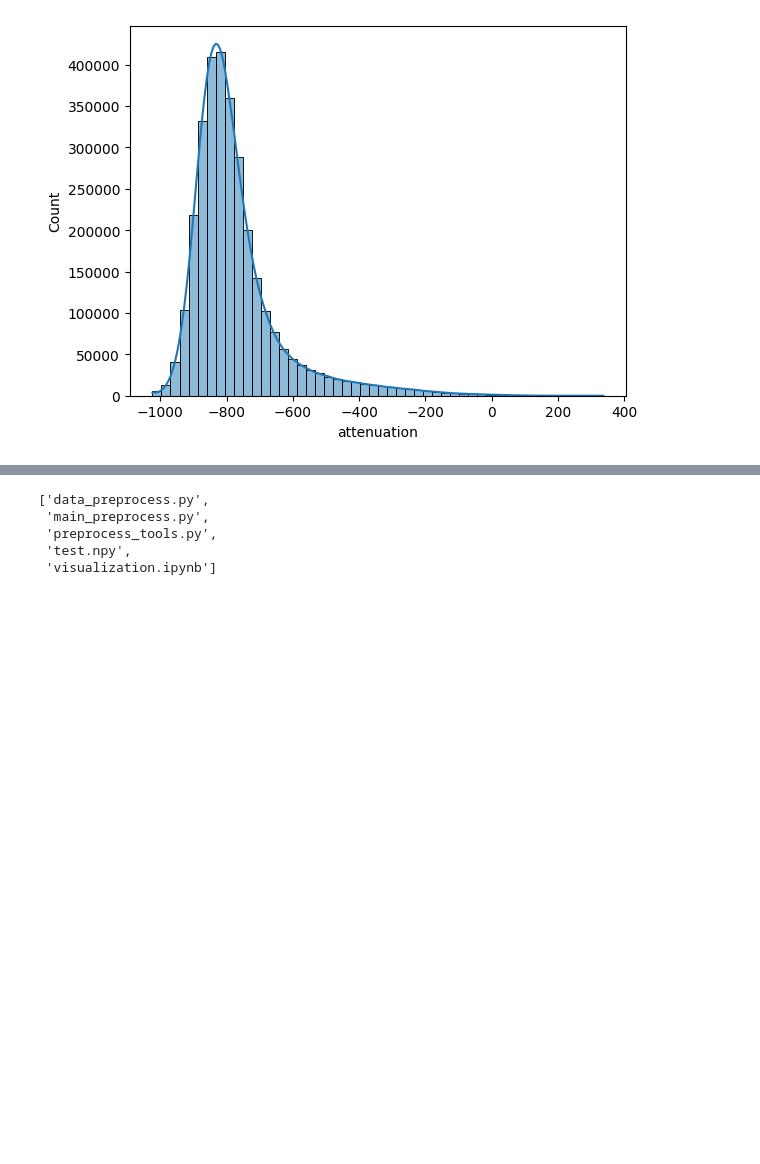
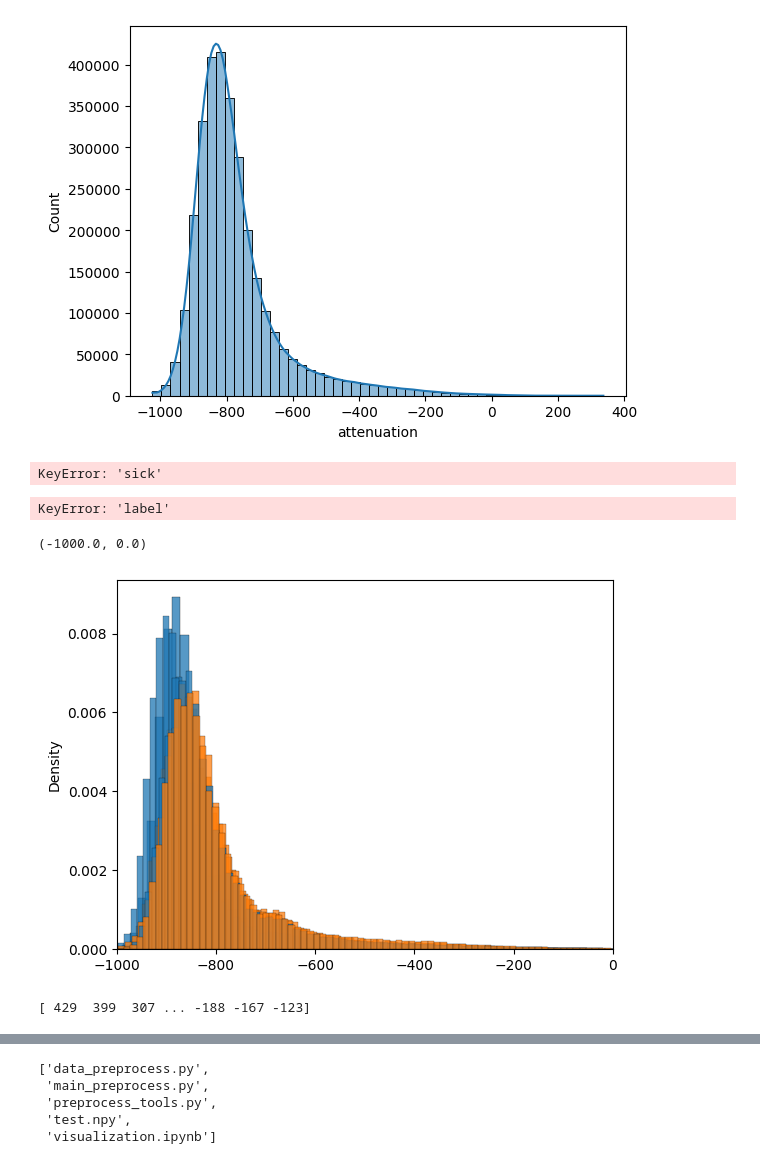
Before and after one commit to JaSeKii/BachelorProject, a Jupyter notebook: Data_preprocess/visualization.ipynb, the cells around one changed output, grey strips where cells are left out. Saved outputs shown, nothing was run; the diff lists cells and outputs as text; code cells hidden in the pictures; blank space fills up the shorter version.

```diff
--- a/Data_preprocess/visualization.ipynb
+++ b/Data_preprocess/visualization.ipynb
@@ -8,0 +8,16 @@ df = pd.DataFrame({'attenuation' : atten})
+# %%
+
+attenuation_list = os.listdir('Attenuation')
+df = pd.DataFrame(index=[id[27:29] for id in attenuation_list],columns=['Attenuation', 'label', 'average_attenuation'])
+for file in attenuation_list:
+    arr = np.load('Attenuation/'+file)
+    patient_id=file[27:29]
+    if int(patient_id) < 14:
+        df.loc[str(patient_id),'Attenuation'] = arr
+        df.loc[str(patient_id),'label'] = 'sick'
+    elif int(patient_id) >= 14:
+        df.loc[str(patient_id),'Attenuation'] = arr
+        df.loc[str(patient_id),'label'] = 'healty'
+df
+# labels = ['sick' if int(p_id) < 14 else 'Healthy' for p_id in patient_id ]
+# labels
@@ -11,3 +48,30 @@ sns.histplot(data=df, x="attenuation", kde=True, bins=50)
 # %% [output]
 <Axes: xlabel='attenuation', ylabel='Count'>
 [figure]
+# %%
+test = df.loc['05','sick']
+df.columns.name = 'id'
+df.sick.index.name = 'test'
+df
+# %% [output]
+KeyError: 'sick'
+# %%
+df['Attenuation'].groupby('label')
+# %% [output]
+KeyError: 'label'
+# %%
+current_palette = sns.color_palette()
+fig, ax = plt.subplots()
+for data_sick,data_healthy in zip(df['sick'].dropna(),df['healthy'].dropna()):
+    sns.histplot(data=data_sick, bins=150, kde=False,stat='density',ax=ax, color=current_palette[0])
+    sns.histplot(data=data_healthy, bins=150, kde=False,stat='density', ax=ax, color=current_palette[1])
+ax.set_xlim([-1000,0])
+# %% [output]
+(-1000.0, 0.0)
+[figure, added]
+# %%
+test1 = np.load('Attenuation/attenuation_Lung-Pilot-1_0001_SERIES0021.npy')
+print(test1)
+np.savez_compressed(f'Attenuation/Lung_{pat_id}', a=test1)
+# %% [output]
+[ 429  399  307 ... -188 -167 -123]
```
Also changed, not shown: parts of 7 cells of this notebook, 4 other files.
